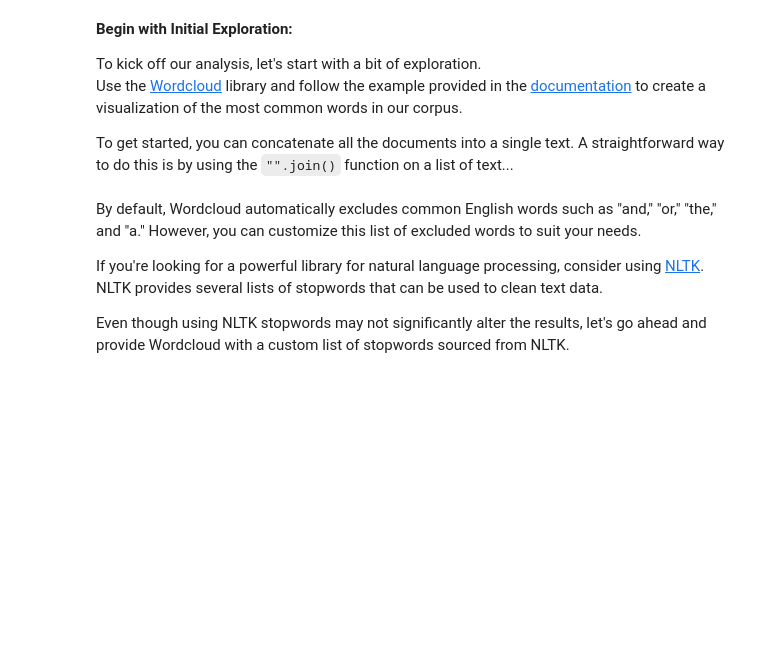
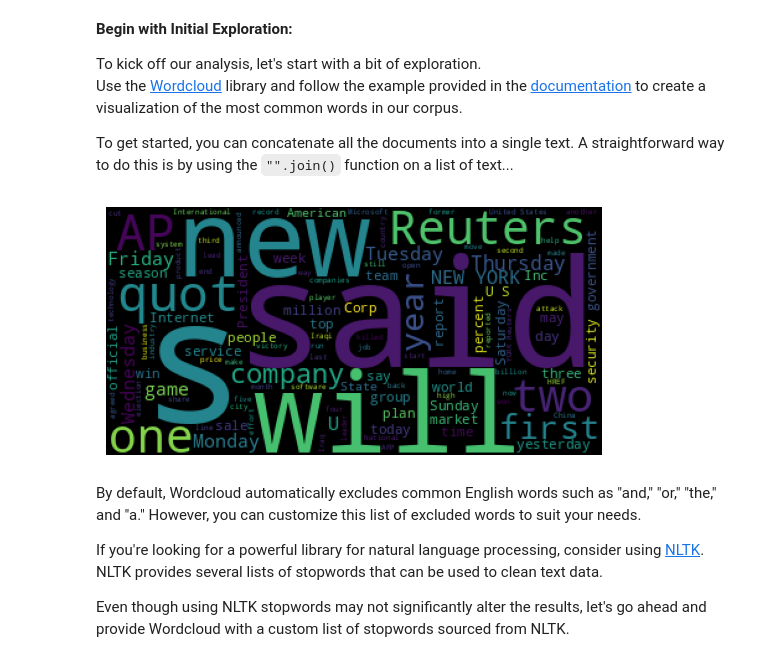
Before and after one commit to MaxMosh/AIF, a Jupyter notebook: nlp/AIF_nlp.ipynb, the cells around one changed output. Drawn from its saved outputs; the diff is of its cells as text; code cells hidden in the pictures; blank space fills up the shorter version.

```diff
--- a/nlp/AIF_nlp.ipynb
+++ b/nlp/AIF_nlp.ipynb
@@ -70,12 +70,14 @@ To get started, you can concatenate all the documents into a single text. A stra
 # %%
 from wordcloud import WordCloud
 import matplotlib.pyplot as plt
 
 corpus = " ".join(traindf.text.values)
-wordcloud = WordCloud().generate(text)
+wordcloud = WordCloud().generate(corpus)
 plt.imshow(wordcloud)
 plt.axis("off")
 plt.show();
+# %% [output]
+[figure, added]
 # %% [markdown]
 By default, Wordcloud automatically excludes common English words such as "and," "or," "the," and "a." However, you can customize this list of excluded words to suit your needs.
 
```
Also changed, not shown: parts of 3 cells of this notebook.
